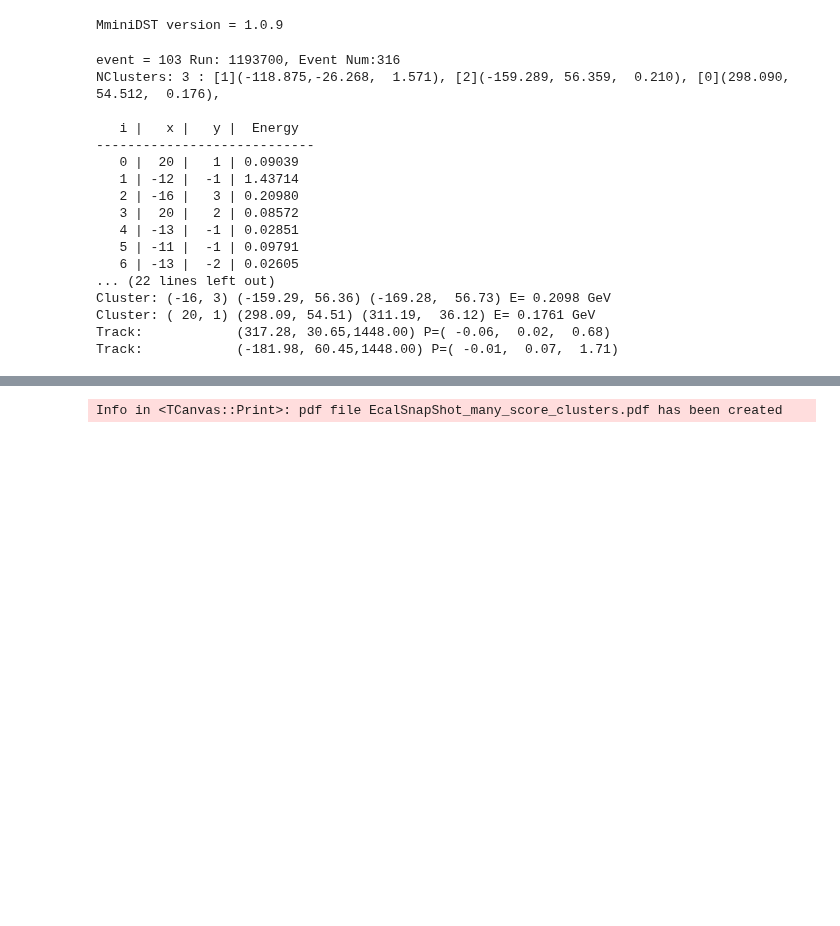
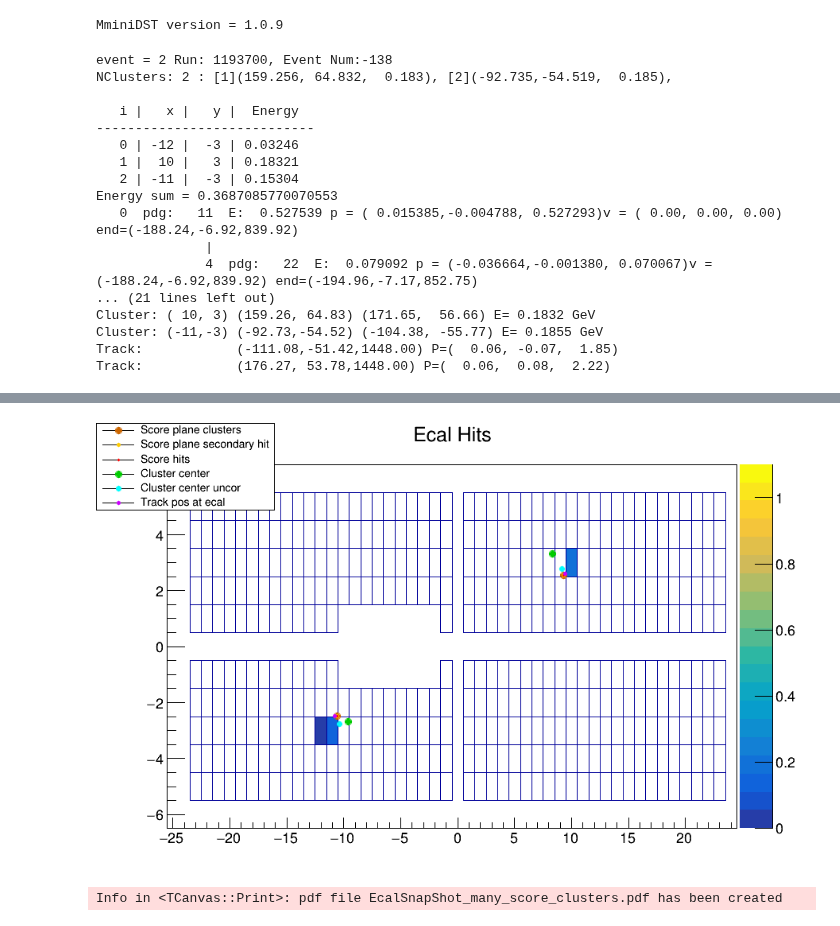
Before and after one commit to mholtrop/Analysis, a Jupyter notebook: MC2021/EcalTest.ipynb, the cells around one changed output, grey strips where cells are left out. Drawn from its saved outputs; the diff is of its cells as text; code cells hidden in the pictures; blank space fills up the shorter version.

```diff
--- a/MC2021/EcalTest.ipynb
+++ b/MC2021/EcalTest.ipynb
@@ -335,7 +335,7 @@ while True:
     mc_score_cluster_indexes = R.EAC.get_score_cluster_indexes(mdst.mc_score_pz,
                                                                mdst.mc_score_x, mdst.mc_score_y, mdst.mc_score_z,
                                                                mdst.ecal_cluster_x, mdst.ecal_cluster_y)
-    if len(mdst.ecal_cluster_energy) >= 3:
+    if len(mdst.ecal_cluster_energy) >= 1:
         break
 
 #    if len(mc_score_cluster_indexes) >= 3:
@@ -364,20 +364,20 @@ while True:
 Print_Event()
 Show_Event()
 # %% [output]
-event = 103 Run: 1193700, Event Num:316
-NClusters: 3 : [1](-118.875,-26.268,  1.571), [2](-159.289, 56.359,  0.210), [0](298.090, 54.512,  0.176),
+event = 2 Run: 1193700, Event Num:-138
+NClusters: 2 : [1](159.256, 64.832,  0.183), [2](-92.735,-54.519,  0.185),
 
    i |   x |   y |  Energy
 ----------------------------
-   0 |  20 |   1 | 0.09039
-   1 | -12 |  -1 | 1.43714
-   2 | -16 |   3 | 0.20980
-   3 |  20 |   2 | 0.08572
-   4 | -13 |  -1 | 0.02851
-   5 | -11 |  -1 | 0.09791
-   6 | -13 |  -2 | 0.02605
-... (22 lines left out)
-Cluster: (-16, 3) (-159.29, 56.36) (-169.28,  56.73) E= 0.2098 GeV
-Cluster: ( 20, 1) (298.09, 54.51) (311.19,  36.12) E= 0.1761 GeV
-Track:            (317.28, 30.65,1448.00) P=( -0.06,  0.02,  0.68)
-Track:            (-181.98, 60.45,1448.00) P=( -0.01,  0.07,  1.71)
+   0 | -12 |  -3 | 0.03246
+   1 |  10 |   3 | 0.18321
+   2 | -11 |  -3 | 0.15304
+Energy sum = 0.3687085770070553
+   0  pdg:   11  E:  0.527539 p = ( 0.015385,-0.004788, 0.527293)v = ( 0.00, 0.00, 0.00) end=(-188.24,-6.92,839.92)
+              |
+              4  pdg:   22  E:  0.079092 p = (-0.036664,-0.001380, 0.070067)v = (-188.24,-6.92,839.92) end=(-194.96,-7.17,852.75)
+... (21 lines left out)
+Cluster: ( 10, 3) (159.26, 64.83) (171.65,  56.66) E= 0.1832 GeV
+Cluster: (-11,-3) (-92.73,-54.52) (-104.38, -55.77) E= 0.1855 GeV
+Track:            (-111.08,-51.42,1448.00) P=(  0.06, -0.07,  1.85)
+Track:            (176.27, 53.78,1448.00) P=(  0.06,  0.08,  2.22)
@@ -385,3 +384,4 @@ Track:            (-181.98, 60.45,1448.00) P=( -0.01,  0.07,  1.71)
+[figure, added]
 # %%
 cc2.SaveAs("EcalSnapShot_many_score_clusters.pdf")
 # %% [output]
```
Also changed, not shown: parts of 3 cells of this notebook, 2 other files.
